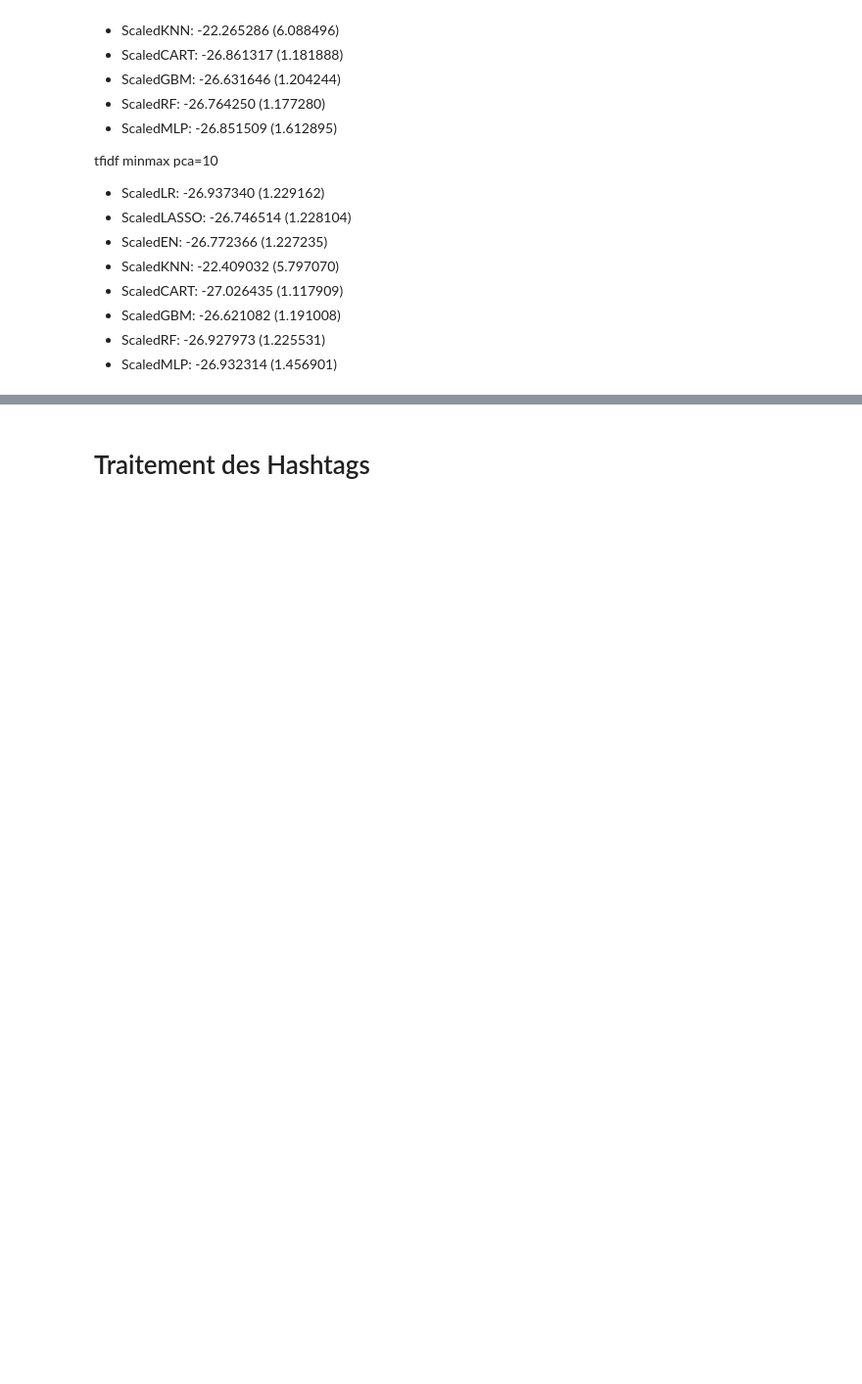
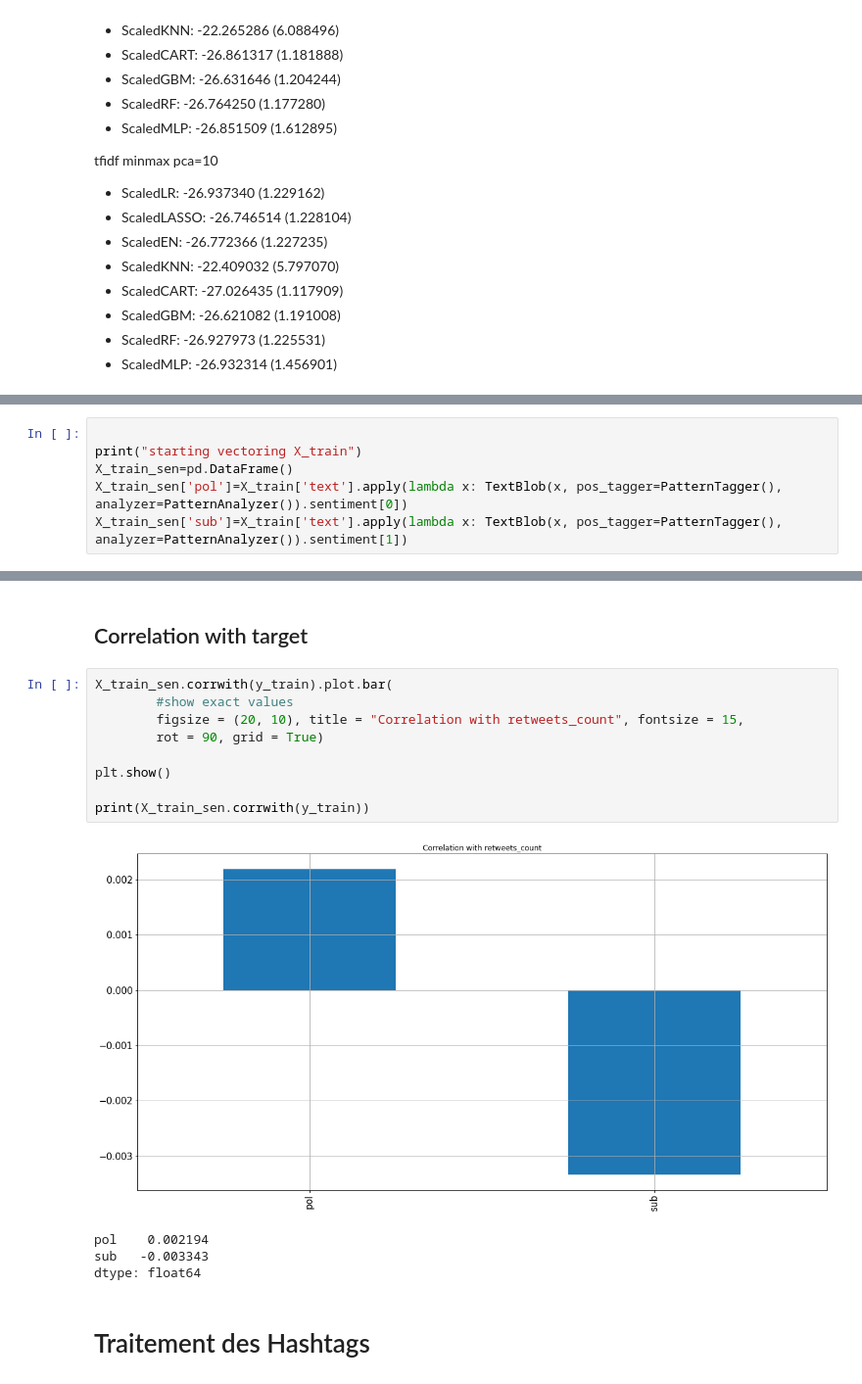
Before and after one commit to antoinegleisberg/INF554_kaggle, a Jupyter notebook: NLP.ipynb, the cells around one changed output, grey strips where cells are left out. Shown at 98% size. Saved outputs shown, nothing was run; the diff lists cells and outputs as text; blank space fills up the shorter version.

```diff
--- a/NLP.ipynb
+++ b/NLP.ipynb
@@ -405,0 +445,6 @@ tfidf minmax  pca=10
+# %%
+
+print("starting vectoring X_train")
+X_train_sen=pd.DataFrame()
+X_train_sen['pol']=X_train['text'].apply(lambda x: TextBlob(x, pos_tagger=PatternTagger(), analyzer=PatternAnalyzer()).sentiment[0])
+X_train_sen['sub']=X_train['text'].apply(lambda x: TextBlob(x, pos_tagger=PatternTagger(), analyzer=PatternAnalyzer()).sentiment[1])
@@ -406,2 +493,18 @@ tfidf minmax  pca=10
+# %% [markdown]
+## Correlation with target
+# %%
+X_train_sen.corrwith(y_train).plot.bar(
+        #show exact values
+        figsize = (20, 10), title = "Correlation with retweets_count", fontsize = 15,
+        rot = 90, grid = True)
+
+plt.show()
+
+print(X_train_sen.corrwith(y_train))
+# %% [output]
+[figure, added]
+pol    0.002194
+sub   -0.003343
+dtype: float64
 # %% [markdown]
 # Traitement des Hashtags
```
Also changed, not shown: parts of 18 cells of this notebook.
